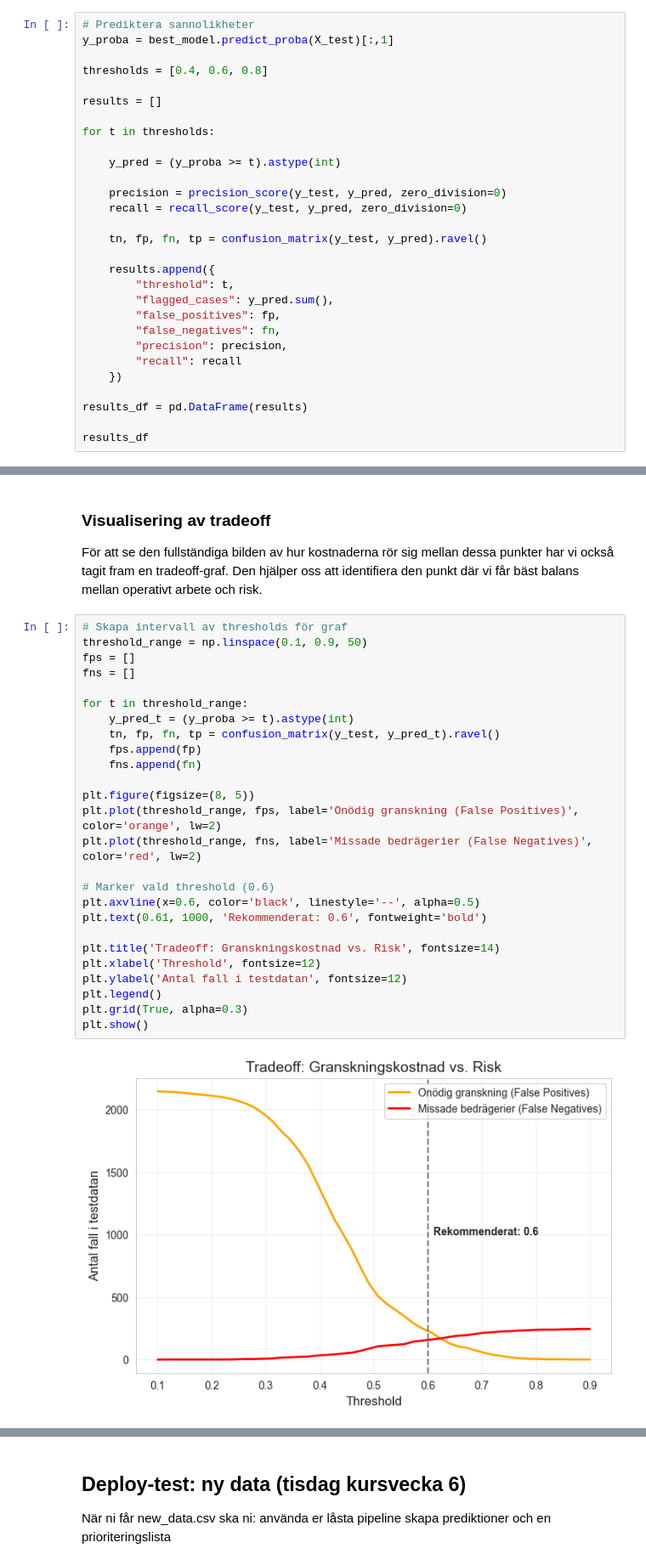
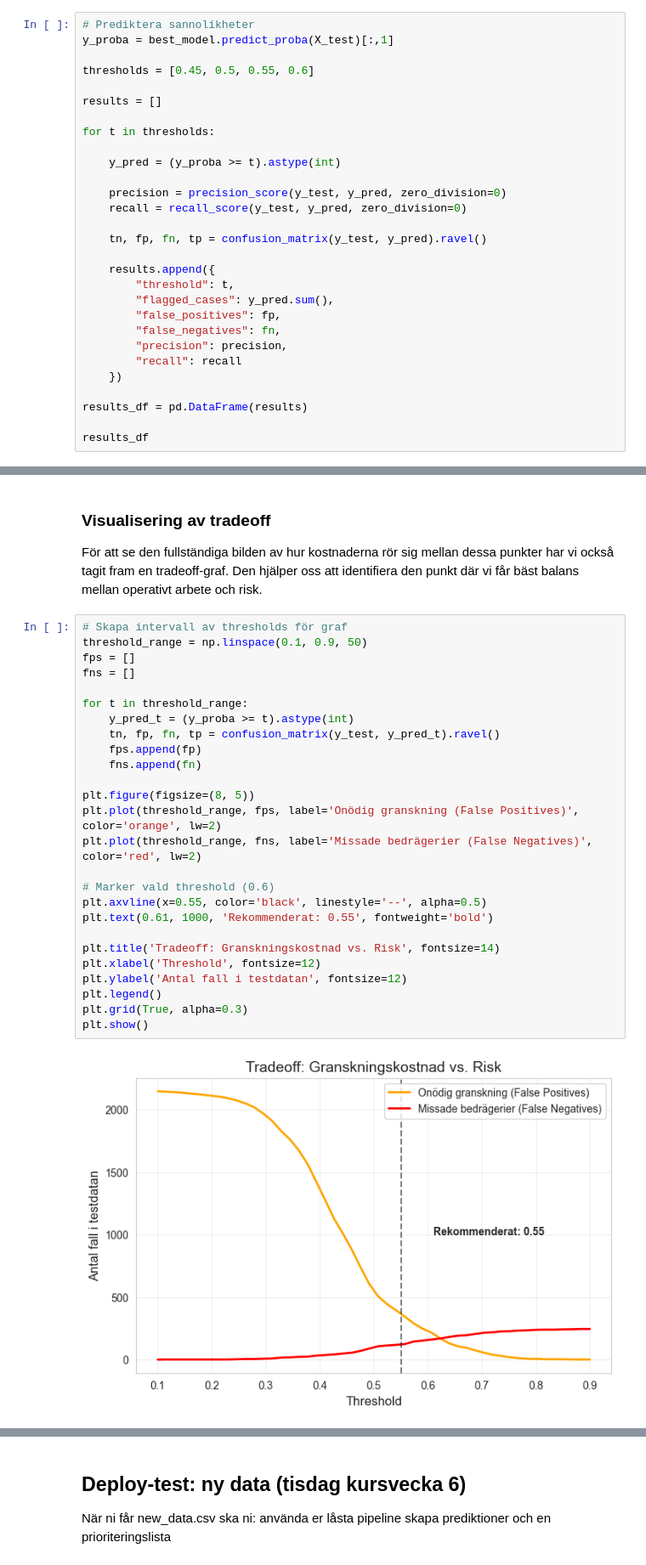
Before and after one commit to AlmaVasell/Grupparbete-MACHINELEARNING, a Jupyter notebook: report.ipynb, the cells around one changed output, grey strips where cells are left out. Shown at 85% size. Drawn from its saved outputs; the diff is of its cells as text.

```diff
--- a/report.ipynb
+++ b/report.ipynb
@@ -666,7 +665,7 @@ Syftet är att analysera hur valet av threshold påverkar balansen mellan gransk
 # Prediktera sannolikheter
 y_proba = best_model.predict_proba(X_test)[:,1]
 
-thresholds = [0.4, 0.6, 0.8]
+thresholds = [0.45, 0.5, 0.55, 0.6]
 
 results = []
 
@@ -703,31 +703,31 @@ Den hjälper oss att identifiera den punkt där vi får bäst balans mellan oper
 # %%
 # Skapa intervall av thresholds för graf
 threshold_range = np.linspace(0.1, 0.9, 50)
 fps = []
 fns = []
 
 for t in threshold_range:
     y_pred_t = (y_proba >= t).astype(int)
     tn, fp, fn, tp = confusion_matrix(y_test, y_pred_t).ravel()
     fps.append(fp)
     fns.append(fn)
 
 plt.figure(figsize=(8, 5))
 plt.plot(threshold_range, fps, label='Onödig granskning (False Positives)', color='orange', lw=2)
 plt.plot(threshold_range, fns, label='Missade bedrägerier (False Negatives)', color='red', lw=2)
 
 # Marker vald threshold (0.6)
-plt.axvline(x=0.6, color='black', linestyle='--', alpha=0.5)
-plt.text(0.61, 1000, 'Rekommenderat: 0.6', fontweight='bold')
+plt.axvline(x=0.55, color='black', linestyle='--', alpha=0.5)
+plt.text(0.61, 1000, 'Rekommenderat: 0.55', fontweight='bold')
 
 plt.title('Tradeoff: Granskningskostnad vs. Risk', fontsize=14)
 plt.xlabel('Threshold', fontsize=12)
 plt.ylabel('Antal fall i testdatan', fontsize=12)
 plt.legend()
 plt.grid(True, alpha=0.3)
 plt.show()
 # %% [output]
-[figure, old version]
+[figure, new version]
 # %% [markdown]
 ### Tolkning
 
```
Also changed, not shown: parts of 8 cells of this notebook.
